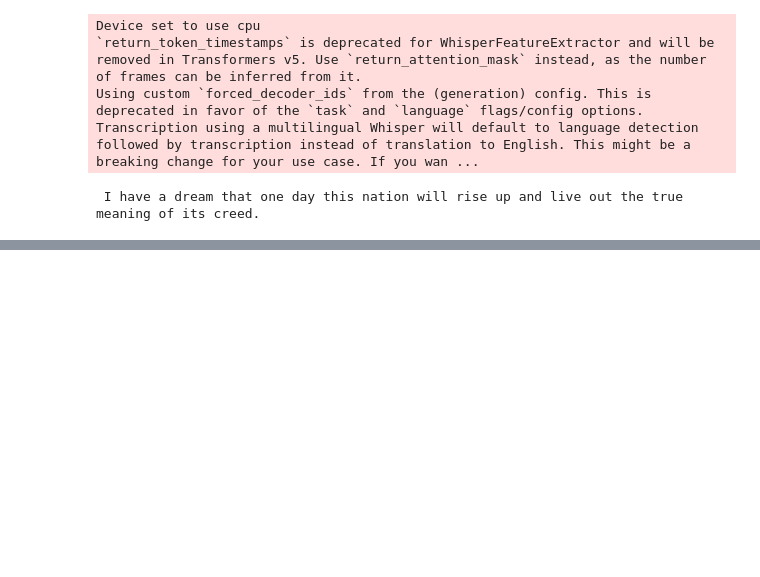
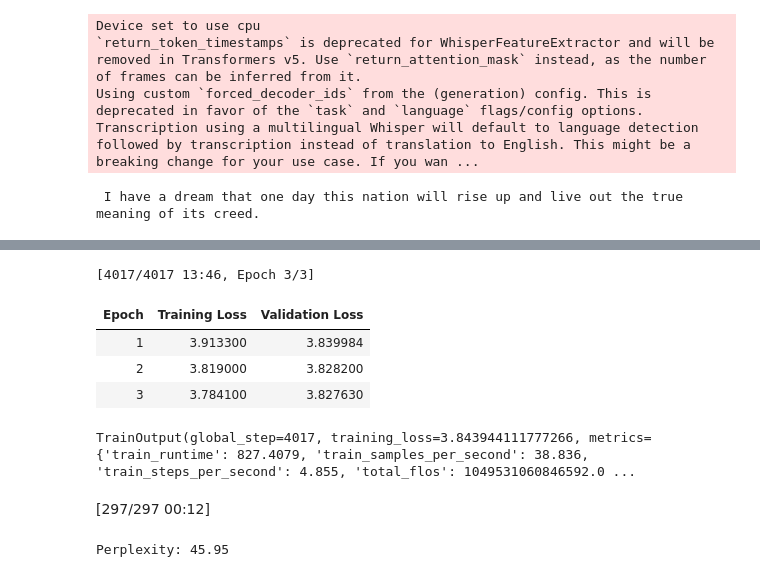
Before and after one commit to barbosarafael/llm-course-hugging-face, a Jupyter notebook: notebooks/01-transformer-models.ipynb, the cells around one changed output, grey strips where cells are left out. Saved outputs shown, nothing was run; the diff lists cells and outputs as text; code cells hidden in the pictures; blank space fills up the shorter version.

```diff
--- a/notebooks/01-transformer-models.ipynb
+++ b/notebooks/01-transformer-models.ipynb
@@ -282,0 +373,12 @@ Transcription using a multilingual Whisper will default to language detection fo
+# %%
+def preprocess_function(examples):
+    return tokenizer([" ".join(x) for x in examples["answers.text"]])
+
+tokenized_eli5 = eli5.map(
+    preprocess_function,
+    batched=True,
+    num_proc=4,
+    remove_columns=eli5["train"].column_names,
+)
+
+tokenized_eli5
@@ -282,0 +423,3 @@ Transcription using a multilingual Whisper will default to language detection fo
+# %%
+lm_dataset = tokenized_eli5.map(group_texts, batched=True, num_proc=4)
+lm_dataset
@@ -282,0 +437,10 @@ Transcription using a multilingual Whisper will default to language detection fo
+# %%
+from transformers import DataCollatorForLanguageModeling
+
+tokenizer.pad_token = tokenizer.eos_token
+data_collator = DataCollatorForLanguageModeling(tokenizer=tokenizer, mlm=False)
+# %%
+from transformers import AutoModelForCausalLM, TrainingArguments, Trainer
+
+model = AutoModelForCausalLM.from_pretrained("distilbert/distilgpt2")
+model
@@ -282,0 +465,20 @@ Transcription using a multilingual Whisper will default to language detection fo
+# %%
+training_args = TrainingArguments(
+    output_dir="my_awesome_eli5_clm-model",
+    eval_strategy="epoch",
+    learning_rate=2e-5,
+    weight_decay=0.01,
+    push_to_hub=True,
+)
+
+trainer = Trainer(
+    model=model,
+    args=training_args,
+    train_dataset=lm_dataset["train"],
+    eval_dataset=lm_dataset["test"],
+    data_collator=data_collator,
+    tokenizer=tokenizer,
+)
+
+trainer.train()
+# %% [output]
@@ -282,0 +487,14 @@ Transcription using a multilingual Whisper will default to language detection fo
+[4017/4017 13:46, Epoch 3/3]
+| Epoch | Training Loss | Validation Loss |
+| 1 | 3.913300 | 3.839984 |
+| 2 | 3.819000 | 3.828200 |
+| 3 | 3.784100 | 3.827630 |
+TrainOutput(global_step=4017, training_loss=3.843944111777266, metrics={'train_runtime': 827.4079, 'train_samples_per_second': 38.836, 'train_steps_per_second': 4.855, 'total_flos': 1049531060846592.0 ...
+# %%
+import math
+
+eval_results = trainer.evaluate()
+print(f"Perplexity: {math.exp(eval_results['eval_loss']):.2f}")
+# %% [output]
+[297/297 00:12]
+Perplexity: 45.95
```
Also changed, not shown: parts of 17 cells of this notebook, 1 other file.
